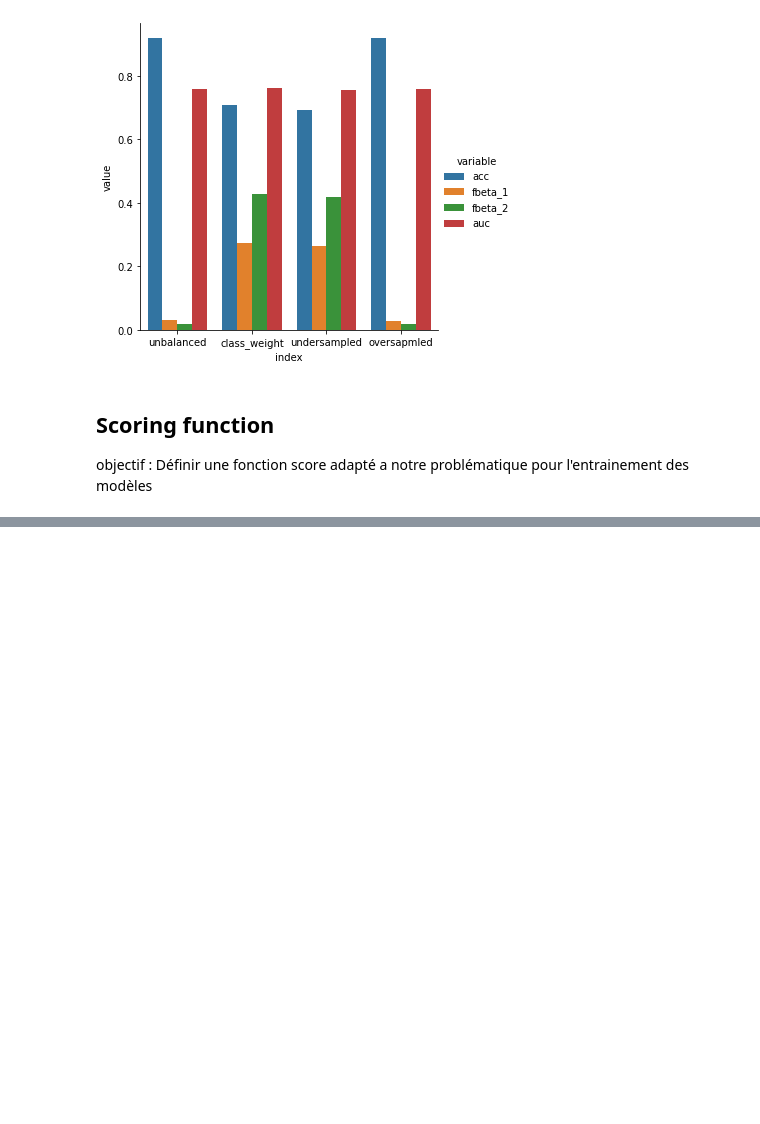
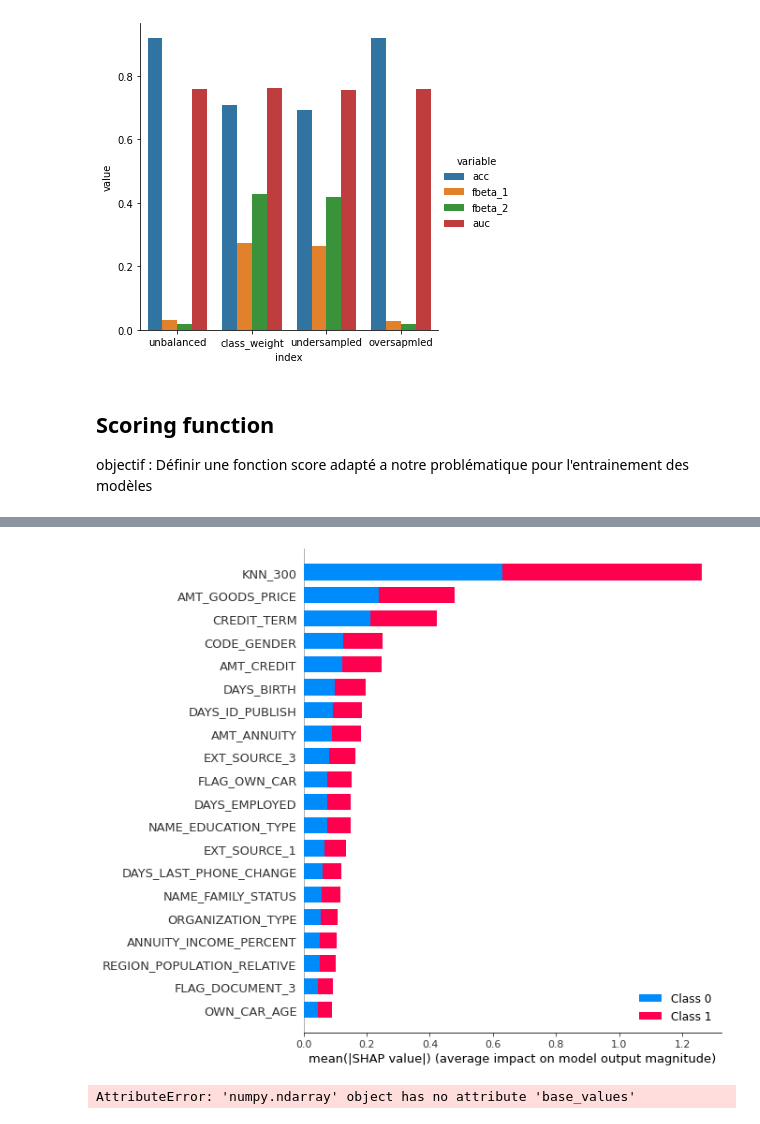
Before and after one commit to analyst236/ocr_p7, a Jupyter notebook: notebooks/balance_method.ipynb, the cells around one changed output, grey strips where cells are left out. Saved outputs shown, nothing was run; the diff lists cells and outputs as text; code cells hidden in the pictures; blank space fills up the shorter version.

```diff
--- a/notebooks/balance_method.ipynb
+++ b/notebooks/balance_method.ipynb
@@ -324,0 +409,10 @@ Objectif : Identifier le meilleur modéle possible sur notre jeu de données
+# %%
+shap_values = shap.TreeExplainer(lgbm).shap_values(undersample_df_train_split)
+# %%
+shap.summary_plot(shap_values, undersample_df_train_split)
+# %% [output]
+[figure, added]
+# %%
+shap.plots.waterfall(shap_values[0])
+# %% [output]
+AttributeError: 'numpy.ndarray' object has no attribute 'base_values'
```
Also changed, not shown: parts of 10 cells of this notebook, 7 other files.
